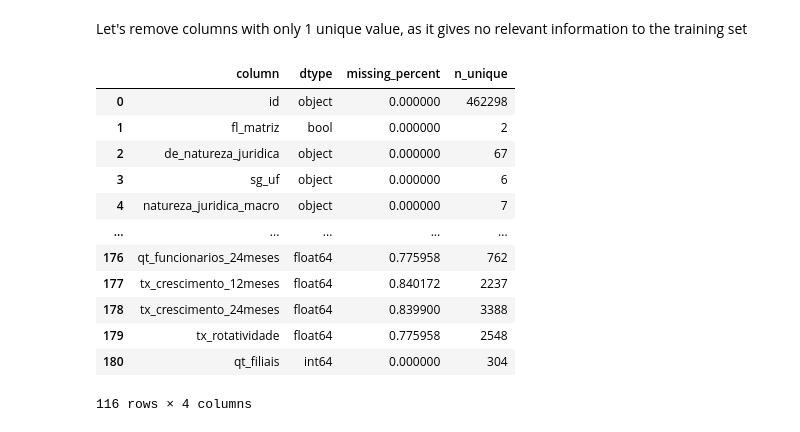
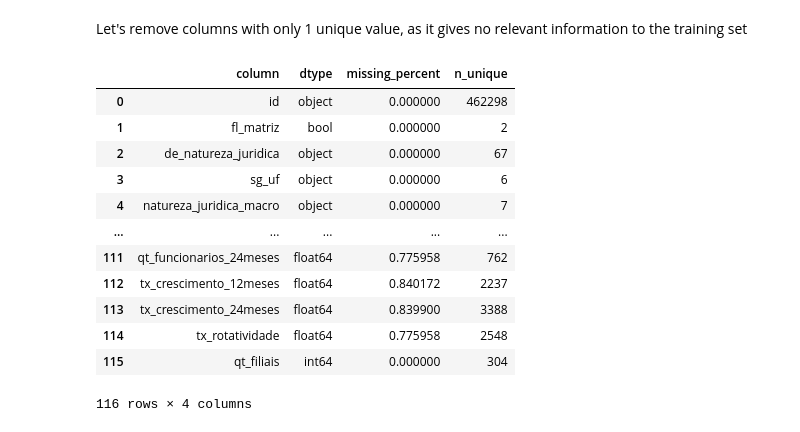
Before and after one commit to Brunocmartins/aceleradev-final-project, a Jupyter notebook: main.ipynb, the cells around one changed output. Drawn from its saved outputs; the diff is of its cells as text; code cells hidden in the pictures.

```diff
--- a/main.ipynb
+++ b/main.ipynb
@@ -103,22 +113,23 @@ Let's remove columns with only 1 unique value, as it gives no relevant informati
 # %%
 column_remove2 = list(market_infos[market_infos['n_unique'] == 1]['column'])
 try:
     market.drop(column_remove2, axis=1, inplace=True)
 except KeyError:
     pass
 market_infos = market_infos[~market_infos['column'].isin(column_remove2)]
+market_infos.reset_index(drop=True, inplace=True)
 market_infos
 # %% [output]
 |  | column | dtype | missing_percent | n_unique |
 | 0 | id | object | 0.000000 | 462298 |
 | 1 | fl_matriz | bool | 0.000000 | 2 |
 | 2 | de_natureza_juridica | object | 0.000000 | 67 |
 | 3 | sg_uf | object | 0.000000 | 6 |
 | 4 | natureza_juridica_macro | object | 0.000000 | 7 |
 | ... | ... | ... | ... | ... |
-| 176 | qt_funcionarios_24meses | float64 | 0.775958 | 762 |
-| 177 | tx_crescimento_12meses | float64 | 0.840172 | 2237 |
-| 178 | tx_crescimento_24meses | float64 | 0.839900 | 3388 |
-| 179 | tx_rotatividade | float64 | 0.775958 | 2548 |
-| 180 | qt_filiais | int64 | 0.000000 | 304 |
+| 111 | qt_funcionarios_24meses | float64 | 0.775958 | 762 |
+| 112 | tx_crescimento_12meses | float64 | 0.840172 | 2237 |
+| 113 | tx_crescimento_24meses | float64 | 0.839900 | 3388 |
+| 114 | tx_rotatividade | float64 | 0.775958 | 2548 |
+| 115 | qt_filiais | int64 | 0.000000 | 304 |
 116 rows × 4 columns
```
Also changed, not shown: parts of 6 cells of this notebook.
